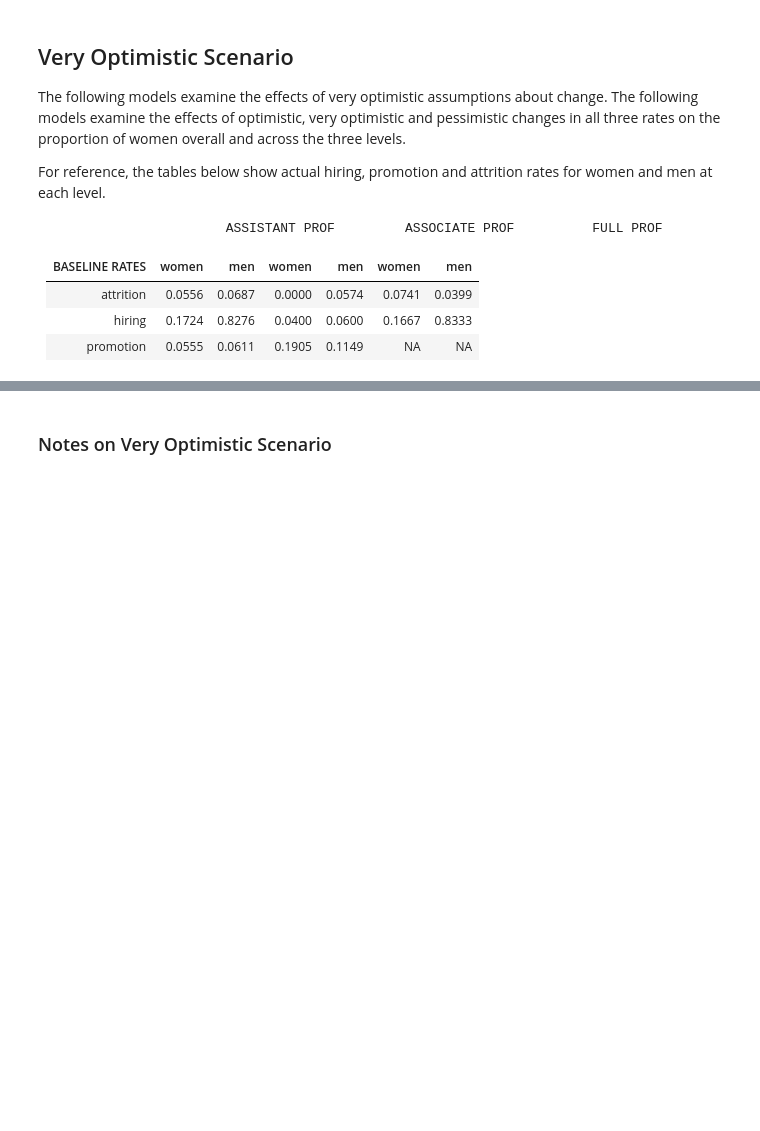
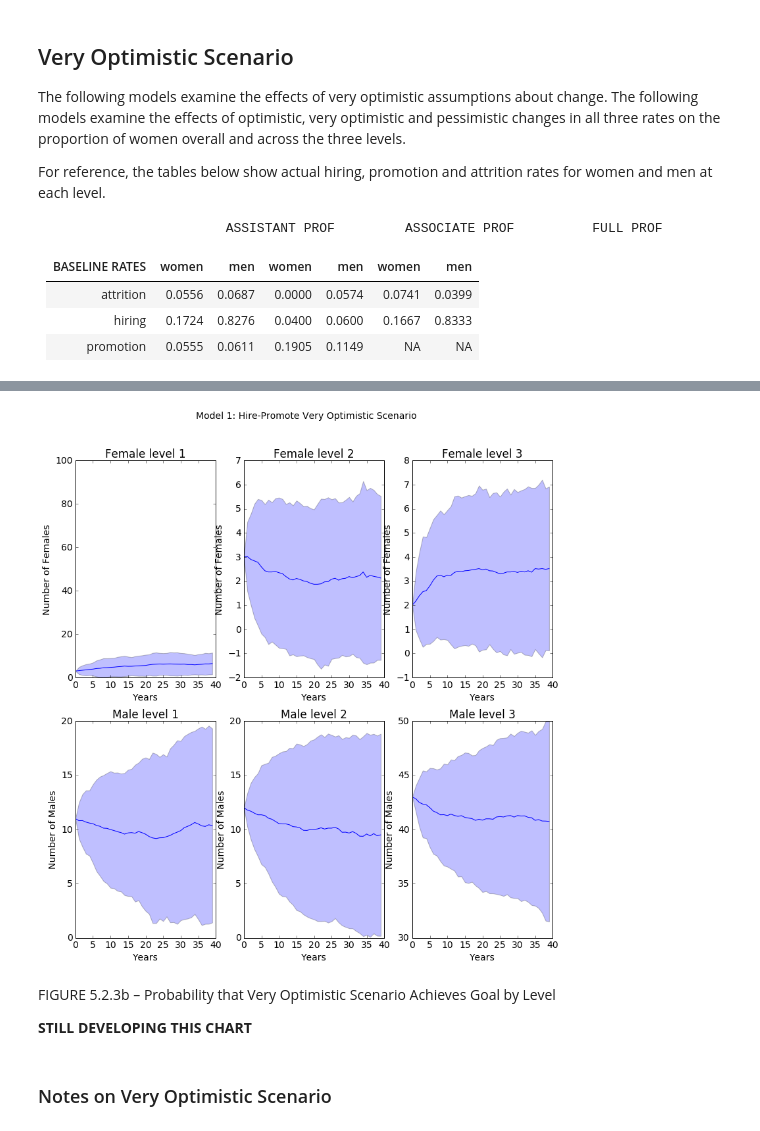
Before and after one commit to university-gender-evolution/notebooks-univ-gender, a Jupyter notebook: notebooks/mgmt_notebook05092016.ipynb, the cells around one changed output, grey strips where cells are left out. Drawn from its saved outputs; the diff is of its cells as text; code cells hidden in the pictures; blank space fills up the shorter version.

```diff
--- a/notebooks/mgmt_notebook05092016.ipynb
+++ b/notebooks/mgmt_notebook05092016.ipynb
@@ -649,3 +712,14 @@ For reference, the tables below show actual hiring, promotion and attrition rate
+# %%
+target = 0 # Target number of women at this level. Not a very meaningful number, so can be set to 0 unless otherwise desired.
+plot_title = 'Model 1: Hire-Promote Very Optimistic Scenario' # title of the plot
+number_of_runs = 100
+t.plot_multiple_runs_detail(100, plot_title, number_of_runs)
+# %% [output]
+[figure, added]
+# %% [markdown]
+FIGURE 5.2.3b – Probability that Very Optimistic Scenario Achieves Goal by Level
+
+**STILL DEVELOPING THIS CHART**
 # %% [markdown]
 ### Notes on Very Optimistic Scenario
 # %% [markdown]
```
Also changed, not shown: parts of 22 cells of this notebook.
